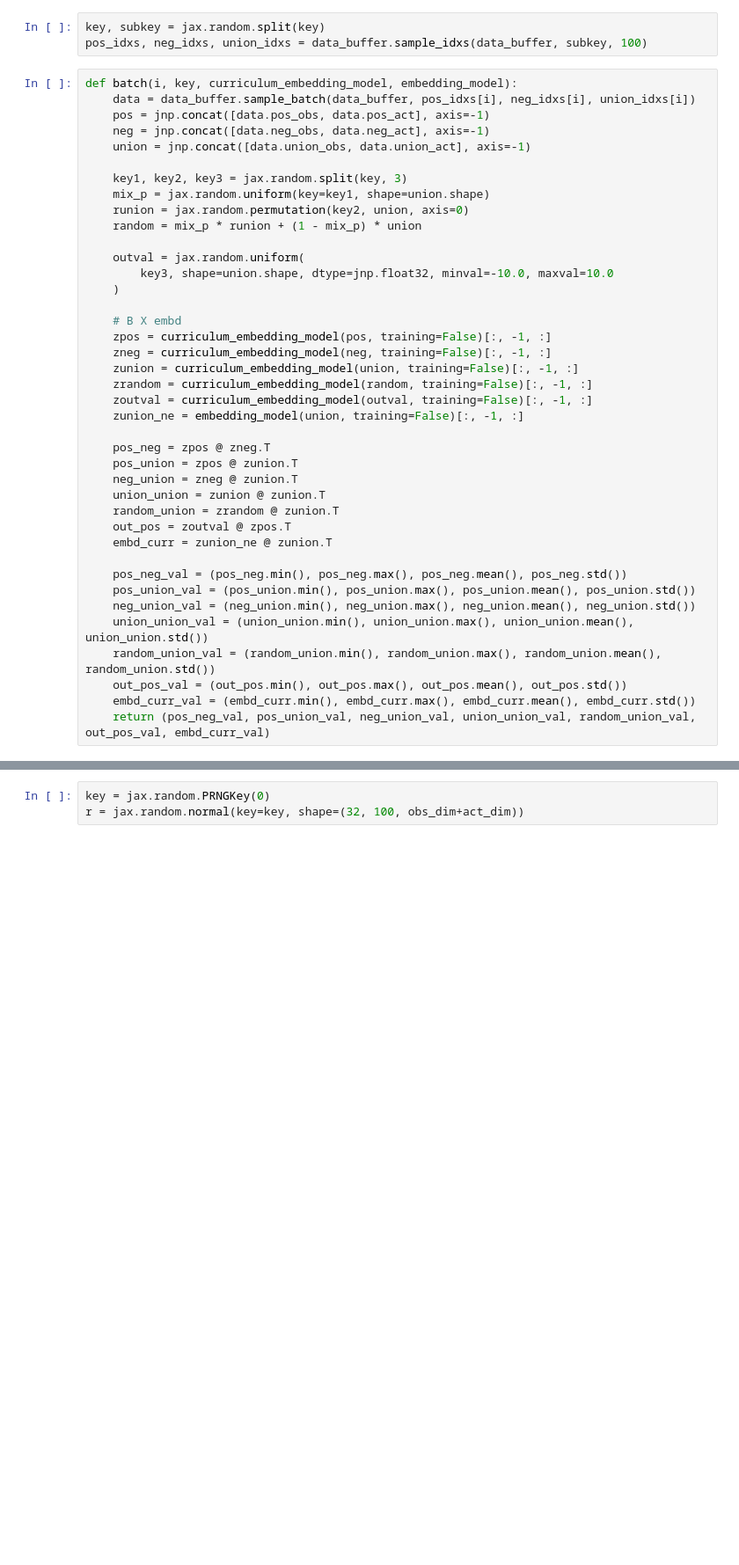
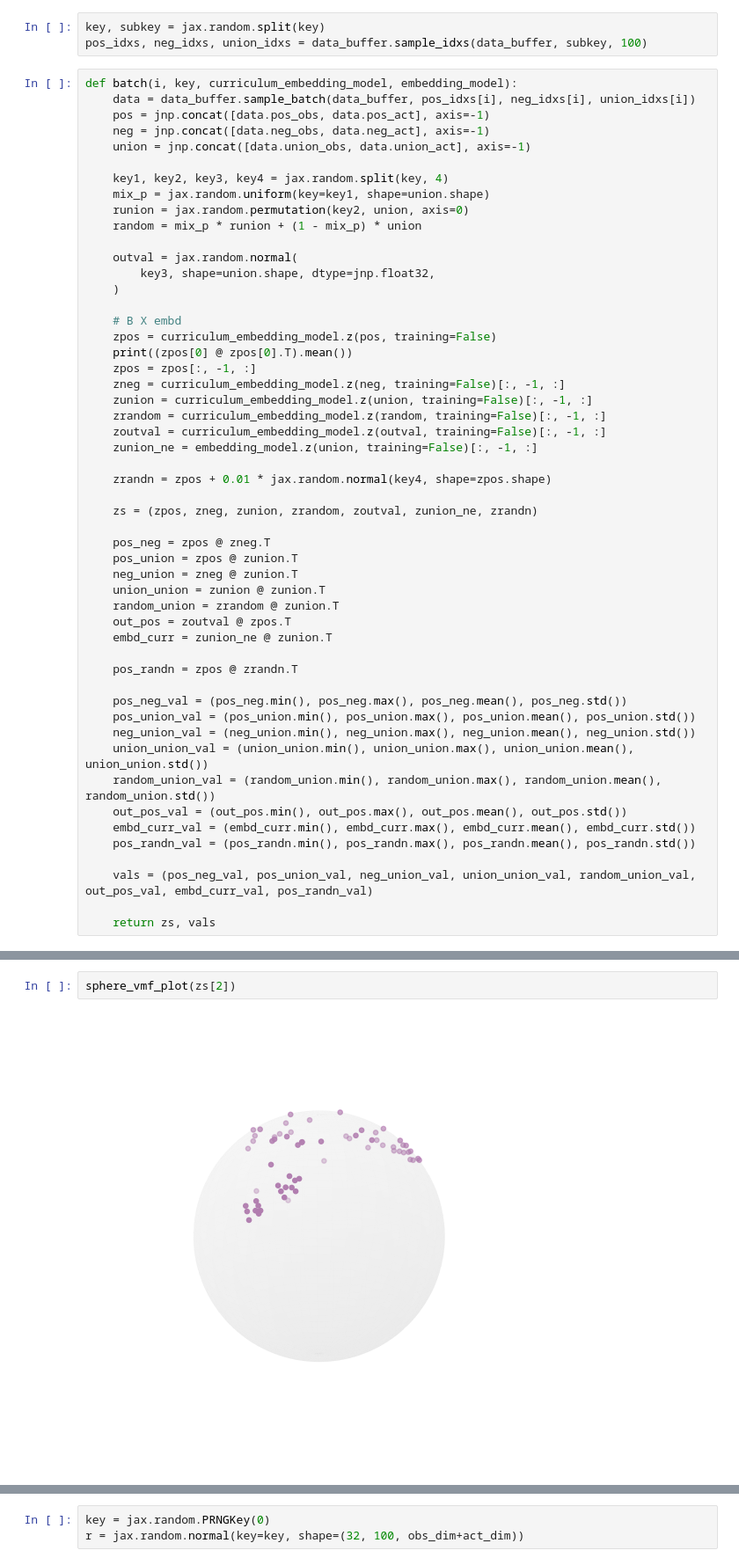
Before and after one commit to returaj/offline_mpc, a Jupyter notebook: dsrl_model/notebooks/check_cost_jax.ipynb, the cells around one changed output, grey strips where cells are left out. Shown at 88% size. Drawn from its saved outputs; the diff is of its cells as text; blank space fills up the shorter version.

```diff
--- a/dsrl_model/notebooks/check_cost_jax.ipynb
+++ b/dsrl_model/notebooks/check_cost_jax.ipynb
@@ -270,22 +278,28 @@ def batch(i, key, curriculum_embedding_model, embedding_model):
     neg = jnp.concat([data.neg_obs, data.neg_act], axis=-1)
     union = jnp.concat([data.union_obs, data.union_act], axis=-1)
 
-    key1, key2, key3 = jax.random.split(key, 3)
+    key1, key2, key3, key4 = jax.random.split(key, 4)
     mix_p = jax.random.uniform(key=key1, shape=union.shape)
     runion = jax.random.permutation(key2, union, axis=0)
     random = mix_p * runion + (1 - mix_p) * union
 
-    outval = jax.random.uniform(
-        key3, shape=union.shape, dtype=jnp.float32, minval=-10.0, maxval=10.0
+    outval = jax.random.normal(
+        key3, shape=union.shape, dtype=jnp.float32,
     )
 
     # B X embd
-    zpos = curriculum_embedding_model(pos, training=False)[:, -1, :]
-    zneg = curriculum_embedding_model(neg, training=False)[:, -1, :]
-    zunion = curriculum_embedding_model(union, training=False)[:, -1, :]
-    zrandom = curriculum_embedding_model(random, training=False)[:, -1, :]
-    zoutval = curriculum_embedding_model(outval, training=False)[:, -1, :]
-    zunion_ne = embedding_model(union, training=False)[:, -1, :]
+    zpos = curriculum_embedding_model.z(pos, training=False)
+    print((zpos[0] @ zpos[0].T).mean())
+    zpos = zpos[:, -1, :]
+    zneg = curriculum_embedding_model.z(neg, training=False)[:, -1, :]
+    zunion = curriculum_embedding_model.z(union, training=False)[:, -1, :]
+    zrandom = curriculum_embedding_model.z(random, training=False)[:, -1, :]
+    zoutval = curriculum_embedding_model.z(outval, training=False)[:, -1, :]
+    zunion_ne = embedding_model.z(union, training=False)[:, -1, :]
+
+    zrandn = zpos + 0.01 * jax.random.normal(key4, shape=zpos.shape)
+
+    zs = (zpos, zneg, zunion, zrandom, zoutval, zunion_ne, zrandn)
 
     pos_neg = zpos @ zneg.T
     pos_union = zpos @ zunion.T
@@ -295,6 +309,8 @@ def batch(i, key, curriculum_embedding_model, embedding_model):
     out_pos = zoutval @ zpos.T
     embd_curr = zunion_ne @ zunion.T
 
+    pos_randn = zpos @ zrandn.T
+
     pos_neg_val = (pos_neg.min(), pos_neg.max(), pos_neg.mean(), pos_neg.std())
     pos_union_val = (pos_union.min(), pos_union.max(), pos_union.mean(), pos_union.std())
     neg_union_val = (neg_union.min(), neg_union.max(), neg_union.mean(), neg_union.std())
@@ -302,5 +318,9 @@ def batch(i, key, curriculum_embedding_model, embedding_model):
     random_union_val = (random_union.min(), random_union.max(), random_union.mean(), random_union.std())
     out_pos_val = (out_pos.min(), out_pos.max(), out_pos.mean(), out_pos.std())
     embd_curr_val = (embd_curr.min(), embd_curr.max(), embd_curr.mean(), embd_curr.std())
-    return (pos_neg_val, pos_union_val, neg_union_val, union_union_val, random_union_val, out_pos_val, embd_curr_val)
+    pos_randn_val = (pos_randn.min(), pos_randn.max(), pos_randn.mean(), pos_randn.std())
+
+    vals = (pos_neg_val, pos_union_val, neg_union_val, union_union_val, random_union_val, out_pos_val, embd_curr_val, pos_randn_val)
+
+    return zs, vals
 # %%
@@ -377,0 +521,4 @@ plot_statistics(*val, f"noln_{task_name}_{hz}_{is_norm}")
+# %%
+sphere_vmf_plot(zs[2])
+# %% [output]
+[figure, added]
```
Also changed, not shown: parts of 21 cells of this notebook, 4 other files.
